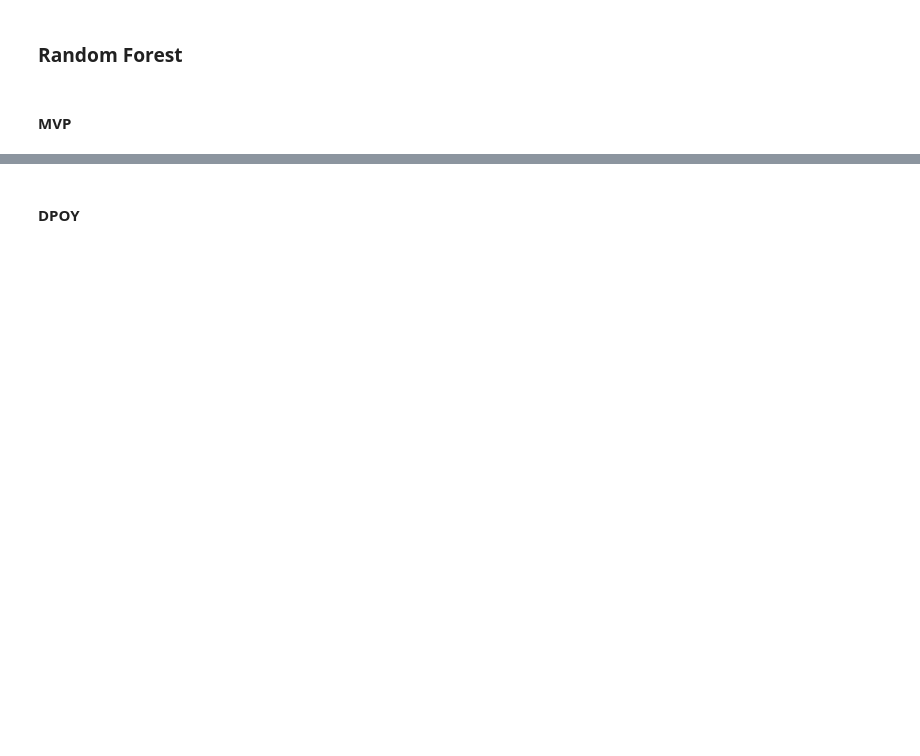
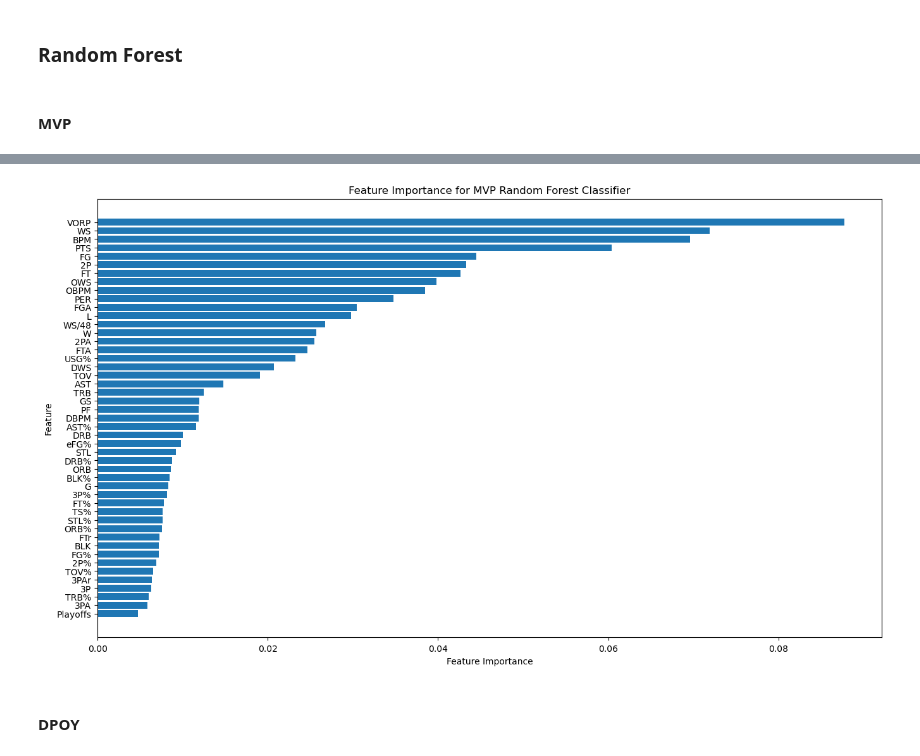
Before and after one commit to claykindiger/DSCI303FinalProject, a Jupyter notebook: FinalProject.ipynb, the cells around one changed output, grey strips where cells are left out. Drawn from its saved outputs; the diff is of its cells as text; code cells hidden in the pictures; blank space fills up the shorter version.

Commit message:
add visuals

```diff
--- a/FinalProject.ipynb
+++ b/FinalProject.ipynb
@@ -298,6 +348,6 @@ for val in mvp_clf.feature_importances_:
     if cols[i] == 'received_mvp_votes':
         i += 1
         pass
-    feat_imp[cols[i]] = val
+    feat_imp[cols[i].split('_')[0]] = val
     print(f'The imporance of {cols[i]} = {val}')
     i += 1
@@ -304,3 +372,16 @@ for val in mvp_clf.feature_importances_:
+# %%
+mvp_feat_imp = {k: v for k, v in sorted(feat_imp.items(), key=lambda item: item[1])}
+# %%
+fig, ax = plt.subplots(figsize =(16, 9))
+ax.barh(list(mvp_feat_imp.keys()),list(mvp_feat_imp.values()))
+ax.xaxis.set_tick_params(pad = 5)
+ax.set_title('Feature Importance for MVP Random Forest Classifier')
+ax.set_ylabel('Feature')
+ax.set_xlabel('Feature Importance')
+
+fig.savefig('MVP_Feature_Importance.png')
+# %% [output]
+[figure, added]
 # %% [markdown]
 #### DPOY
 # %%
```
Also changed, not shown: parts of 22 cells of this notebook, 2 other files.
